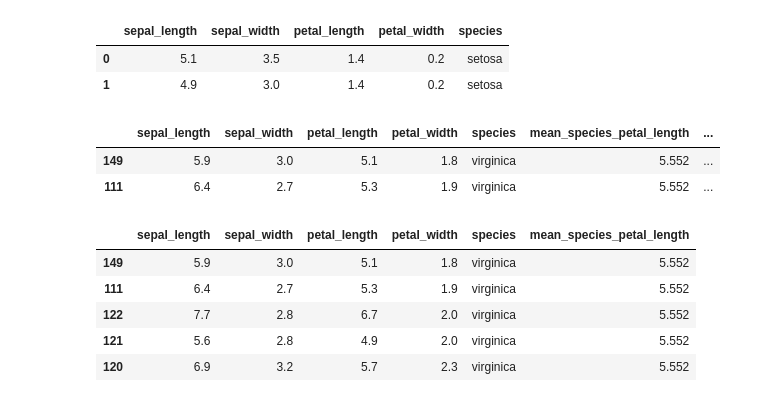
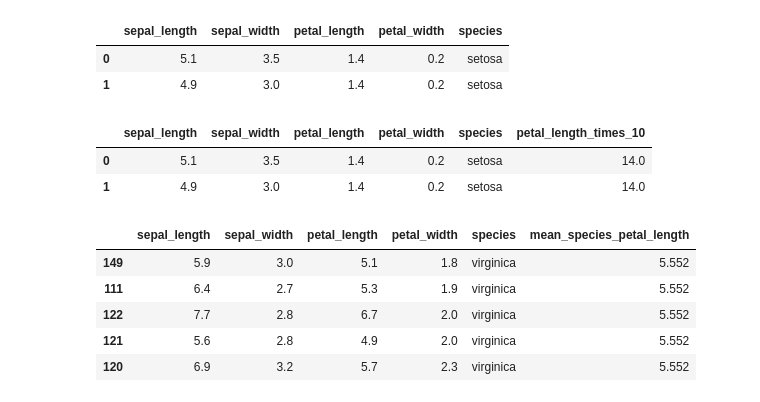
Before and after one commit to sahilsaxena21/PGP-DSBA-UTA, a Jupyter notebook: Master Reference Code.ipynb, the cells around one changed output. Drawn from its saved outputs; the diff is of its cells as text; code cells hidden in the pictures.

```diff
--- a/Master Reference Code.ipynb
+++ b/Master Reference Code.ipynb
@@ -847,19 +866,19 @@ data["mean_species_petal_length"] = data.groupby("species")["petal_length"].tran
 # %%
 #it is not efficient to use for loop if you want to do some transformation to a dataframe. Use .apply instead.
 #here is a code snippet you can use to modify a dataframe as per your own function
 #in here x, represents a value within a specified dataframe column.
 # The .apply goes over each row of that column one by one. Each time the value is stored in the variable x i.e. when we say lambda x
-# generic syntax df["new_col_name"] = data["column_to_do_data_processing_on"].apply(lambda x: name_of_your_function(x))
+# generic syntax df["new_col_name"] = data["column_to_do_data_processing_on"].apply(name_of_your_function(x))
 
 def multiply_10(x):
     return x*10
 
-data["petal_length_times_10"] = data["petal_length"].apply(lambda x: multiply_10(x))
+data["petal_length_times_10"] = data["petal_length"].apply(multiply_10)
 data.head(2)
 # %% [output]
-|  | sepal_length | sepal_width | petal_length | petal_width | species | mean_species_petal_length | ... |
-| 149 | 5.9 | 3.0 | 5.1 | 1.8 | virginica | 5.552 | ... |
-| 111 | 6.4 | 2.7 | 5.3 | 1.9 | virginica | 5.552 | ... |
+|  | sepal_length | sepal_width | petal_length | petal_width | species | petal_length_times_10 |
+| 0 | 5.1 | 3.5 | 1.4 | 0.2 | setosa | 14.0 |
+| 1 | 4.9 | 3.0 | 1.4 | 0.2 | setosa | 14.0 |
 # %%
 #drop column
 data.drop(["petal_length_times_10"], axis = 1, inplace = True)
```
Also changed, not shown: parts of 2 cells of this notebook.
